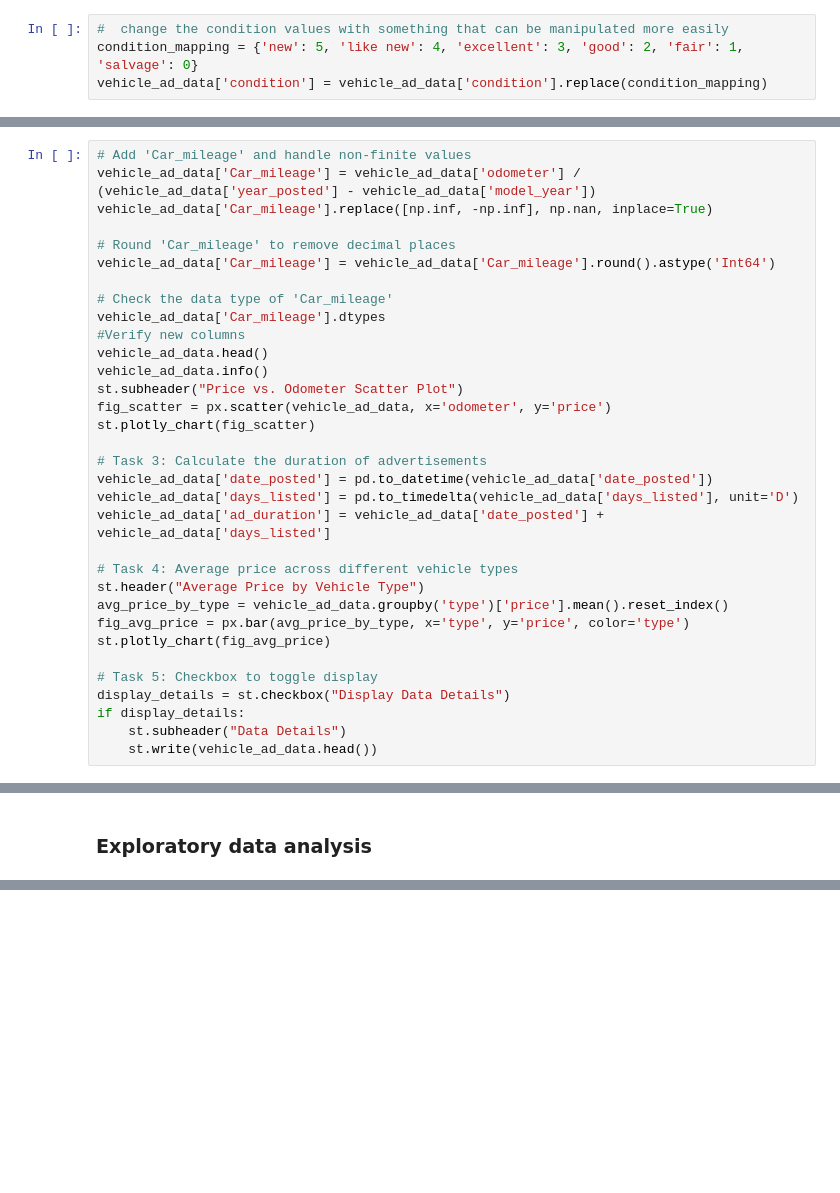
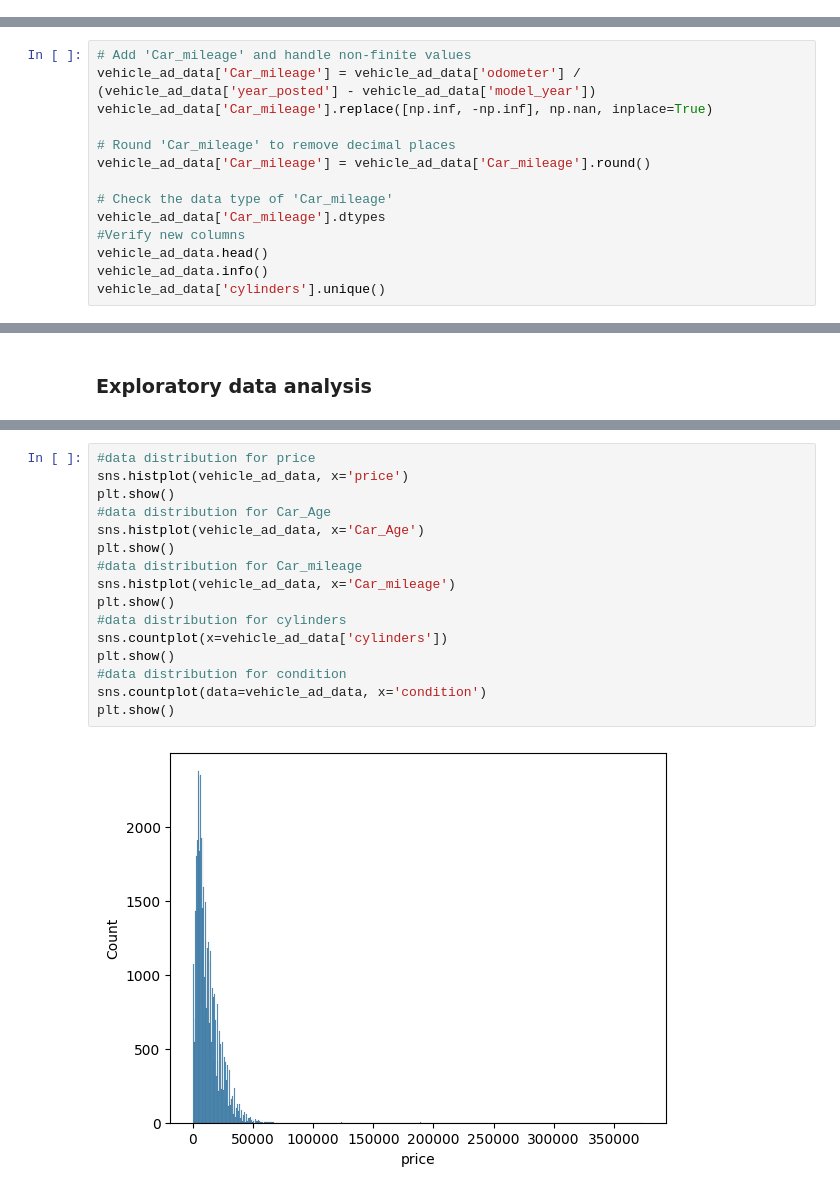
Before and after one commit to kaizermm/Car-Advertisement, a Jupyter notebook: notebooks/EDA.ipynb, the cells around one changed output, grey strips where cells are left out. Saved outputs shown, nothing was run; the diff lists cells and outputs as text; blank space fills up the shorter version.

```diff
--- a/notebooks/EDA.ipynb
+++ b/notebooks/EDA.ipynb
@@ -393,7 +405,3 @@ days_listed              int64
 dtype: object
 # %% [markdown]
 ### Make Calculation and Enrich the data
-# %%
-#  change the condition values with something that can be manipulated more easily
-condition_mapping = {'new': 5, 'like new': 4, 'excellent': 3, 'good': 2, 'fair': 1, 'salvage': 0}
-vehicle_ad_data['condition'] = vehicle_ad_data['condition'].replace(condition_mapping)
@@ -427,33 +447,14 @@ vehicle_ad_data['Car_mileage'] = vehicle_ad_data['odometer'] / (vehicle_ad_data[
 vehicle_ad_data['Car_mileage'].replace([np.inf, -np.inf], np.nan, inplace=True)
 
 # Round 'Car_mileage' to remove decimal places
-vehicle_ad_data['Car_mileage'] = vehicle_ad_data['Car_mileage'].round().astype('Int64')
+vehicle_ad_data['Car_mileage'] = vehicle_ad_data['Car_mileage'].round()
 
 # Check the data type of 'Car_mileage'
 vehicle_ad_data['Car_mileage'].dtypes
 #Verify new columns
 vehicle_ad_data.head()
 vehicle_ad_data.info()
-st.subheader("Price vs. Odometer Scatter Plot")
-fig_scatter = px.scatter(vehicle_ad_data, x='odometer', y='price')
-st.plotly_chart(fig_scatter)
-
-# Task 3: Calculate the duration of advertisements
-vehicle_ad_data['date_posted'] = pd.to_datetime(vehicle_ad_data['date_posted'])
-vehicle_ad_data['days_listed'] = pd.to_timedelta(vehicle_ad_data['days_listed'], unit='D')
-vehicle_ad_data['ad_duration'] = vehicle_ad_data['date_posted'] + vehicle_ad_data['days_listed']
-
-# Task 4: Average price across different vehicle types
-st.header("Average Price by Vehicle Type")
-avg_price_by_type = vehicle_ad_data.groupby('type')['price'].mean().reset_index()
-fig_avg_price = px.bar(avg_price_by_type, x='type', y='price', color='type')
-st.plotly_chart(fig_avg_price)
-
-# Task 5: Checkbox to toggle display
-display_details = st.checkbox("Display Data Details")
-if display_details:
-    st.subheader("Data Details")
-    st.write(vehicle_ad_data.head())
+vehicle_ad_data['cylinders'].unique()
 # %% [output]
 <class 'pandas.core.frame.DataFrame'>
 RangeIndex: 51525 entries, 0 to 51524
@@ -500,0 +494,18 @@ DeltaGenerator()
+# %%
+#data distribution for price
+sns.histplot(vehicle_ad_data, x='price')
+plt.show()
+#data distribution for Car_Age
+sns.histplot(vehicle_ad_data, x='Car_Age')
+plt.show()
+#data distribution for Car_mileage
+sns.histplot(vehicle_ad_data, x='Car_mileage')
+plt.show()
+#data distribution for cylinders
+sns.countplot(x=vehicle_ad_data['cylinders'])
+plt.show()
+#data distribution for condition
+sns.countplot(data=vehicle_ad_data, x='condition')
+plt.show()
+# %% [output]
+[figure, added]
```
Also changed, not shown: parts of 17 cells of this notebook.
